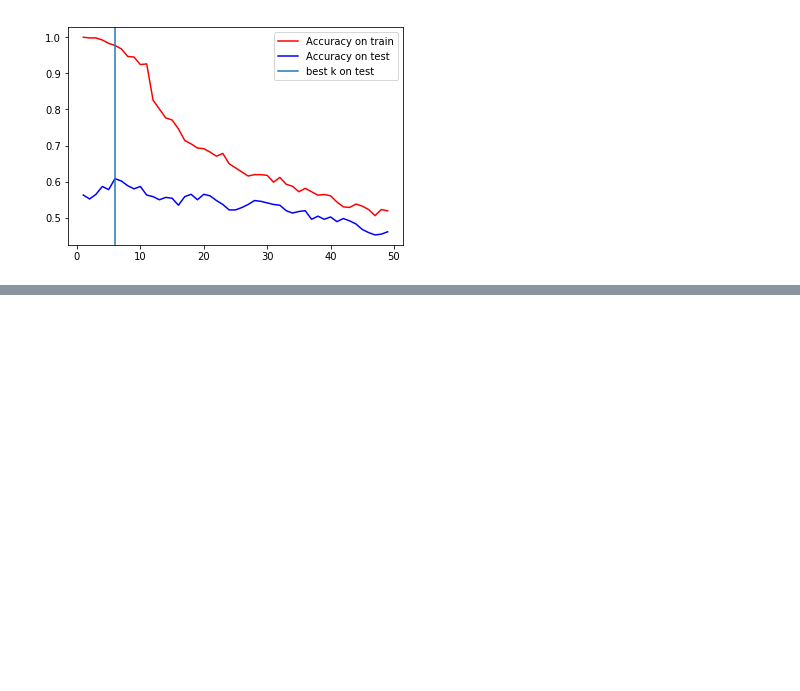
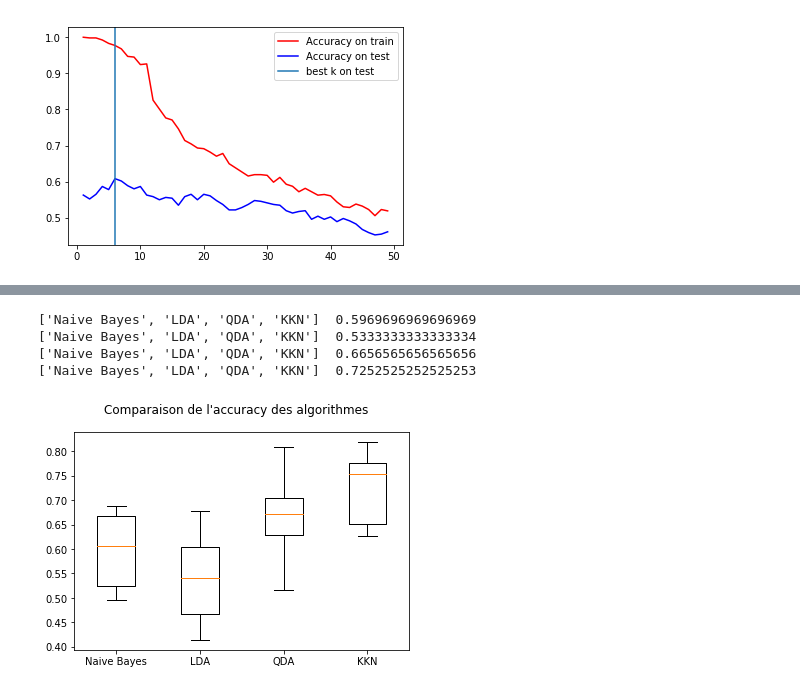
Before and after one commit to datascience-ueve/lab-2-aminaghoul, a Jupyter notebook: TP2_PARTIE_2_Etudiant1_Ghoul.ipynb, the cells around one changed output, grey strips where cells are left out. Drawn from its saved outputs; the diff is of its cells as text; code cells hidden in the pictures; blank space fills up the shorter version.

```diff
--- a/TP2_PARTIE_2_Etudiant1_Ghoul.ipynb
+++ b/TP2_PARTIE_2_Etudiant1_Ghoul.ipynb
@@ -285,19 +286,0 @@ Le score d'accuracy sur le test pour k_hat est 0.6082251082251082
-# %%
-seed=5
-results = []
-scoring = 'accuracy'
-classifiers.append(KNeighborsClassifier())
-names.append("KKN")
-for model in classifiers:
-	kfold = model_selection.KFold(n_splits=10, random_state=seed)
-	cv_results = model_selection.cross_val_score(model, X_test, Y_test, cv=kfold, scoring=scoring)
-	results.append(cv_results)
-	msg = "%s: %f " % (name, cv_results.mean())
-	print(msg)
-# boxplot algorithm comparison
-fig = plt.figure()
-fig.suptitle('Algorithm Comparison')
-ax = fig.add_subplot(111)
-plt.boxplot(results)
-ax.set_xticklabels(names)
-plt.show()
@@ -313,0 +299,29 @@ Naive Bayes: 0.833626
+# %%
+# On concatène Y_train et Y_test pour avoir Y et pareil pour X
+Y=np.concatenate((Y_train,Y_test))
+X=np.concatenate((X_train,X_test))
+# %%
+results = [] #tableau contenant les moyennes de l'accuracy pour chaque algorithme
+
+for model in (classifiers):
+    cv_results = model_selection.cross_val_score(model, X, Y, cv=10,scoring='accuracy')
+    results.append(cv_results)
+    print(names,"",cv_results.mean())
+    #le premier résultat correspond à la valeur moyenne de l'accuracy pour naive bayes
+    #le deuxième résultat correspond à la valeur moyenne de l'accuracy pour LDA
+    #Le troisième résultat correspond à la valeur moyenne de l'accuracy pour QDA
+    #Le quatrième résultat correspond à la valeur moyenne de l'accuracy pourKNN
+
+# boxplot pour comparer les algorithmes
+fig = plt.figure()
+fig.suptitle('Comparaison de l\'accuracy des algorithmes')
+ax = fig.add_subplot(111)
+plt.boxplot(results)
+ax.set_xticklabels(names)
+plt.show()
+# %% [output]
+['Naive Bayes', 'LDA', 'QDA', 'KKN']  0.5969696969696969
+['Naive Bayes', 'LDA', 'QDA', 'KKN']  0.5333333333333334
+['Naive Bayes', 'LDA', 'QDA', 'KKN']  0.6656565656565656
+['Naive Bayes', 'LDA', 'QDA', 'KKN']  0.7252525252525253
+[figure, added]
```
Also changed, not shown: parts of 14 cells of this notebook.
